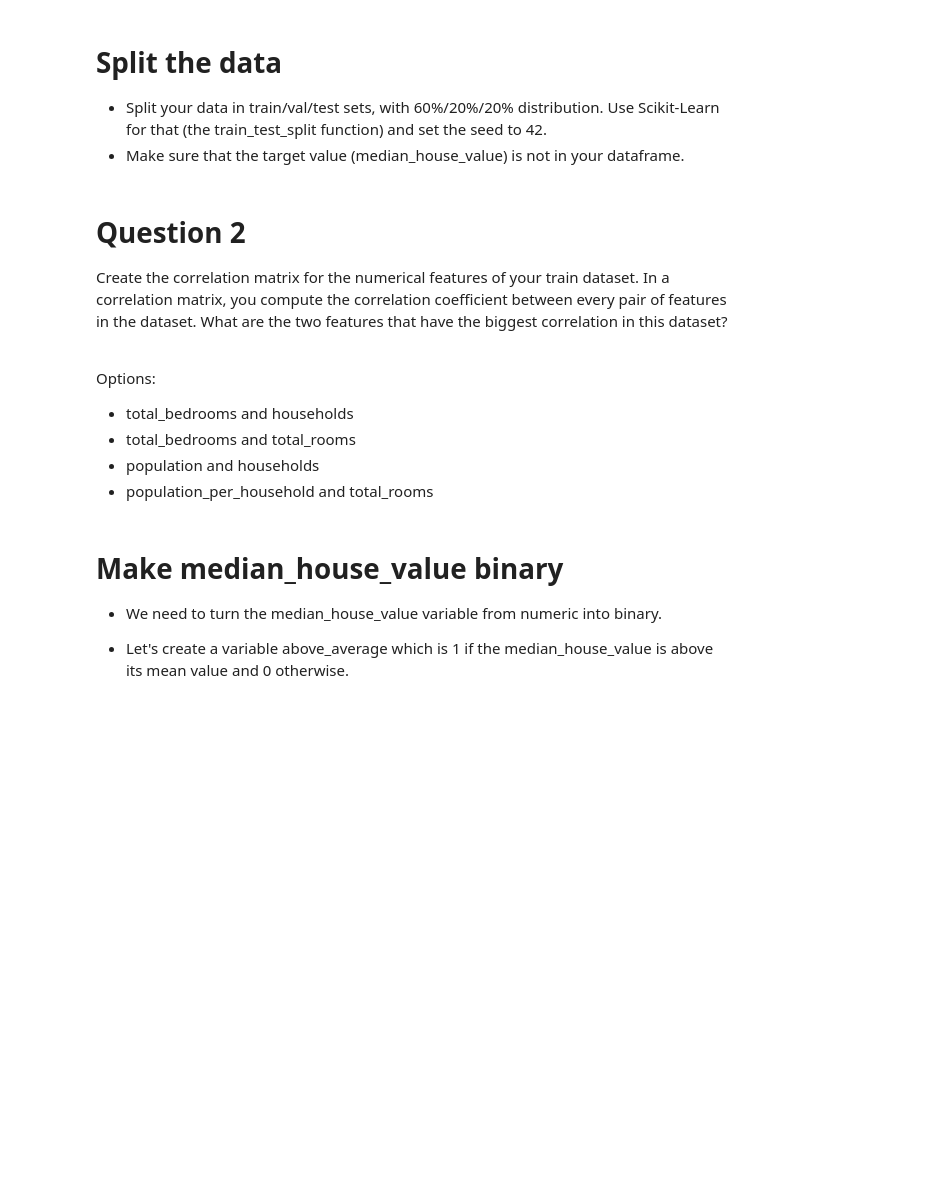
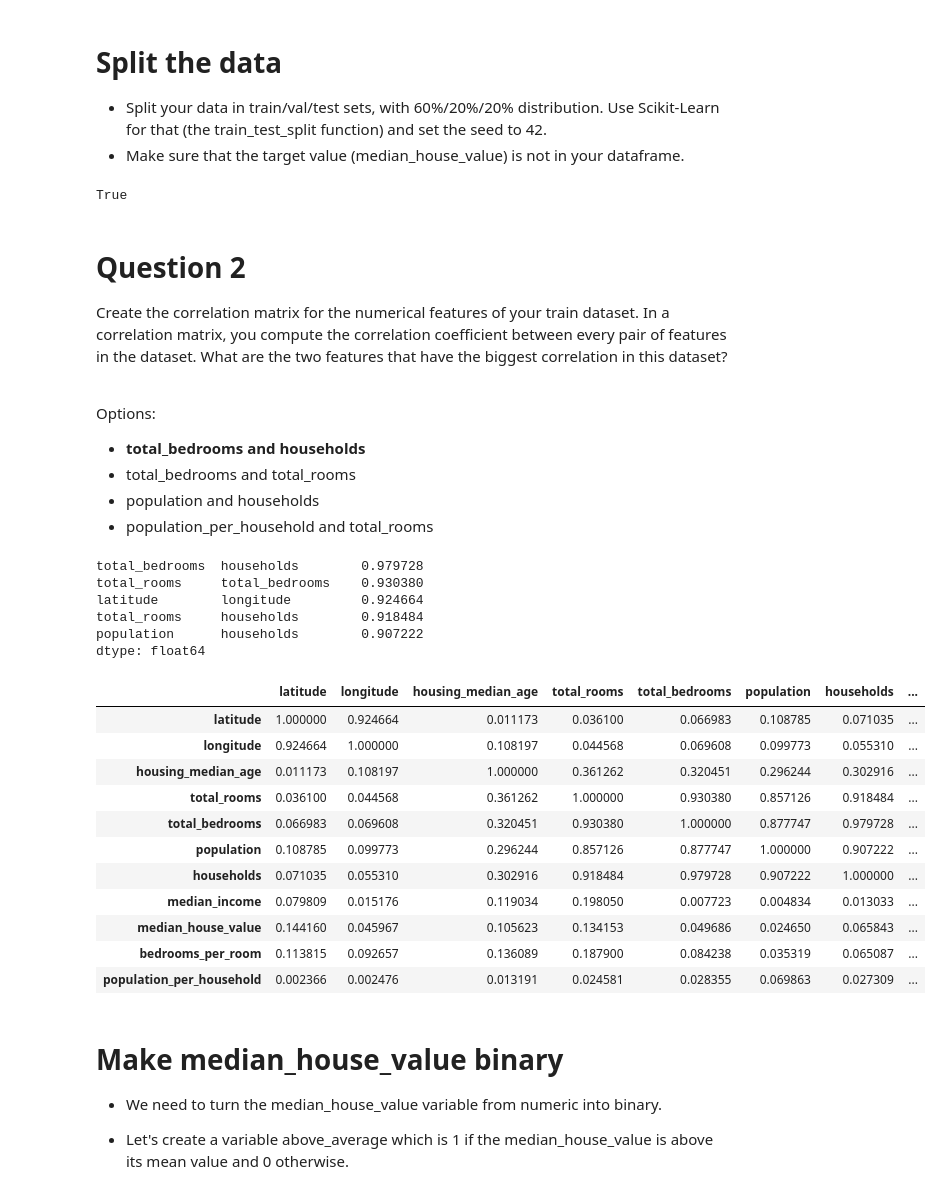
Before and after one commit to gregorywmorris/DPhi, a Jupyter notebook: Homework/MLZoomcampWeek4.ipynb, the cells around one changed output. Drawn from its saved outputs; the diff is of its cells as text; code cells hidden in the pictures; blank space fills up the shorter version.

```diff
--- a/Homework/MLZoomcampWeek4.ipynb
+++ b/Homework/MLZoomcampWeek4.ipynb
@@ -74,0 +133,4 @@ IndexError: ignored
+# %%
+df['bedrooms_per_room'] = df.total_bedrooms / df.total_rooms
+df['population_per_household'] =  df.population / df.households
+df.head()
@@ -90,3 +183,7 @@ Use Scikit-Learn for that (the train_test_split function) and set the seed to 42
+# %%
+len(df) == len(df_train)+len(df_val)+len(df_test)
+# %% [output]
+True
 # %% [markdown]
 # Question 2
 Create the correlation matrix for the numerical features of your train dataset.
@@ -95,10 +192,44 @@ What are the two features that have the biggest correlation in this dataset?
 
 <br>Options:
 
-* total_bedrooms and households
+* **total_bedrooms and households**
 * total_bedrooms and total_rooms
 * population and households
 * population_per_household and total_rooms
+# %%
+corr_matrix = df.corr().abs() # absolute value, we want to see the biggest correlation, direction doesn't matter for this question.
+
+#the matrix is symmetric so we need to extract upper triangle matrix without diagonal (k = 1)
+
+corr_values = (corr_matrix.where(np.triu(np.ones(corr_matrix.shape), k=1).astype(bool)) #<- without .astype(bool) you get an error'Boolean array expected for the condition, not float64'
+                  .stack() # Formats the data as you see below
+                  .sort_values(ascending=False) # sorts highest to lowest.
+                  .head())
+
+#first element of sol series is the pair with the biggest correlation
+corr_values
+# %% [output]
+total_bedrooms  households        0.979728
+total_rooms     total_bedrooms    0.930380
+latitude        longitude         0.924664
+total_rooms     households        0.918484
+population      households        0.907222
+dtype: float64
+# %%
+corr_matrix # this is why we use the .triu, notice if we get everying from the upper triangle we don't get duplicates.
+# %% [output]
+|  | latitude | longitude | housing_median_age | total_rooms | total_bedrooms | population | households | ... |
+| latitude | 1.000000 | 0.924664 | 0.011173 | 0.036100 | 0.066983 | 0.108785 | 0.071035 | ... |
+| longitude | 0.924664 | 1.000000 | 0.108197 | 0.044568 | 0.069608 | 0.099773 | 0.055310 | ... |
+| housing_median_age | 0.011173 | 0.108197 | 1.000000 | 0.361262 | 0.320451 | 0.296244 | 0.302916 | ... |
+| total_rooms | 0.036100 | 0.044568 | 0.361262 | 1.000000 | 0.930380 | 0.857126 | 0.918484 | ... |
+| total_bedrooms | 0.066983 | 0.069608 | 0.320451 | 0.930380 | 1.000000 | 0.877747 | 0.979728 | ... |
+| population | 0.108785 | 0.099773 | 0.296244 | 0.857126 | 0.877747 | 1.000000 | 0.907222 | ... |
+| households | 0.071035 | 0.055310 | 0.302916 | 0.918484 | 0.979728 | 0.907222 | 1.000000 | ... |
+| median_income | 0.079809 | 0.015176 | 0.119034 | 0.198050 | 0.007723 | 0.004834 | 0.013033 | ... |
+| median_house_value | 0.144160 | 0.045967 | 0.105623 | 0.134153 | 0.049686 | 0.024650 | 0.065843 | ... |
+| bedrooms_per_room | 0.113815 | 0.092657 | 0.136089 | 0.187900 | 0.084238 | 0.035319 | 0.065087 | ... |
+| population_per_household | 0.002366 | 0.002476 | 0.013191 | 0.024581 | 0.028355 | 0.069863 | 0.027309 | ... |
 # %% [markdown]
 # Make median_house_value binary
 * We need to turn the median_house_value variable from numeric into binary.
```
Also changed, not shown: parts of 12 cells of this notebook.
